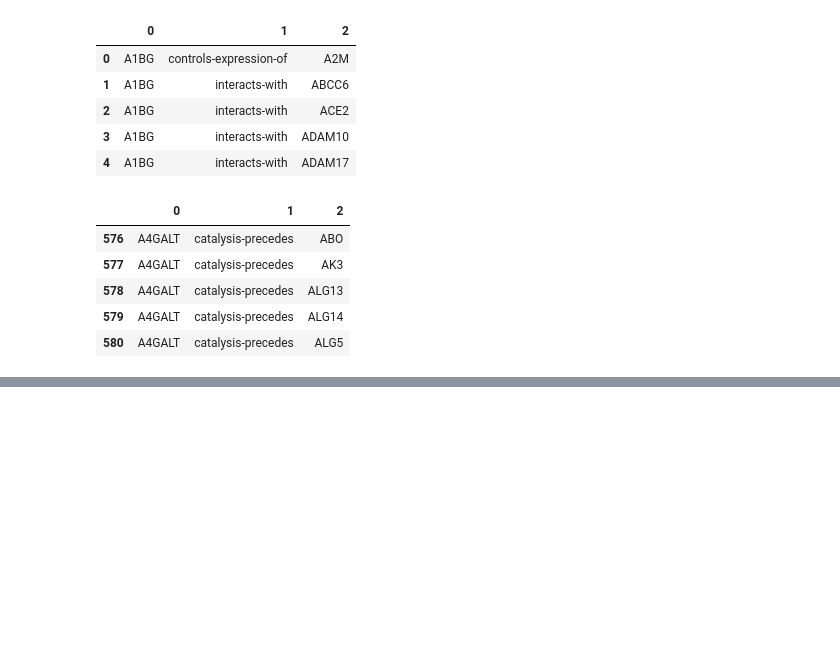
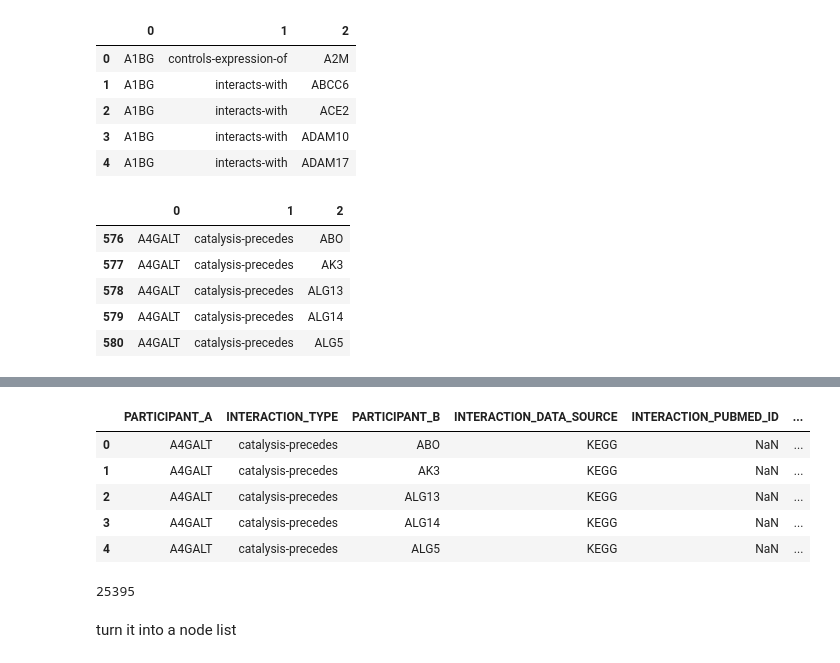
Before and after one commit to sumedhars/csc7901-ml-capstone, a Jupyter notebook: human-protein-preprocessing/get-ppi-from-pathwaycommons.ipynb, the cells around one changed output, grey strips where cells are left out. Saved outputs shown, nothing was run; the diff lists cells and outputs as text; code cells hidden in the pictures; blank space fills up the shorter version.

```diff
--- a/human-protein-preprocessing/get-ppi-from-pathwaycommons.ipynb
+++ b/human-protein-preprocessing/get-ppi-from-pathwaycommons.ipynb
@@ -27,0 +68,16 @@ binary_ppi_bulk.to_csv('binary-ppi-bulk.csv', index=False)
+# %%
+v12_txt_kegg_ppi = v12_txt_kegg[v12_txt_kegg['INTERACTION_TYPE']=='catalysis-precedes']
+v12_txt_kegg_ppi.head()
+# %% [output]
+|  | PARTICIPANT_A | INTERACTION_TYPE | PARTICIPANT_B | INTERACTION_DATA_SOURCE | INTERACTION_PUBMED_ID | ... |
+| 0 | A4GALT | catalysis-precedes | ABO | KEGG | NaN | ... |
+| 1 | A4GALT | catalysis-precedes | AK3 | KEGG | NaN | ... |
+| 2 | A4GALT | catalysis-precedes | ALG13 | KEGG | NaN | ... |
+| 3 | A4GALT | catalysis-precedes | ALG14 | KEGG | NaN | ... |
+| 4 | A4GALT | catalysis-precedes | ALG5 | KEGG | NaN | ... |
+# %%
+len(v12_txt_kegg_ppi)
+# %% [output]
+25395
+# %% [markdown]
+turn it into a node list
```
Also changed, not shown: parts of 9 cells of this notebook, 1 other file.
